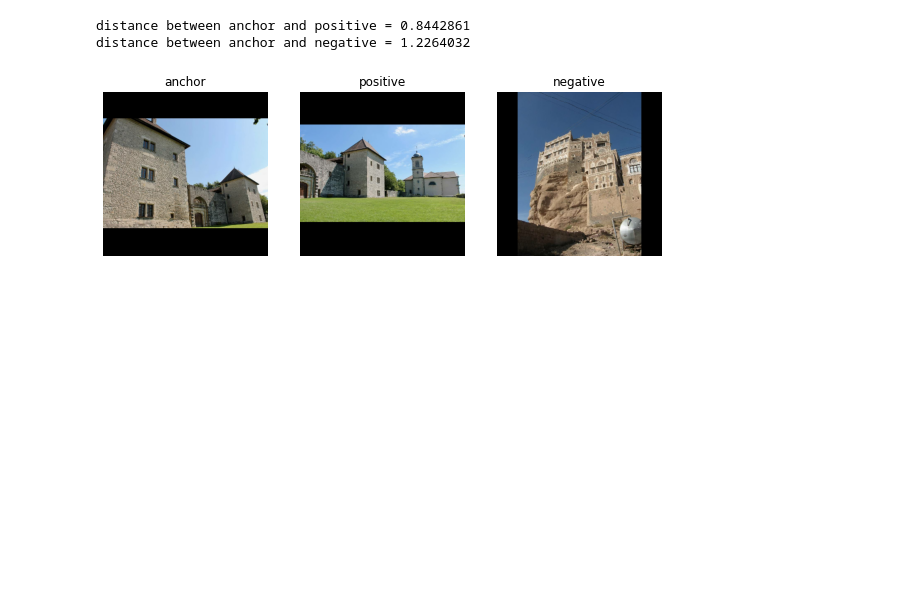
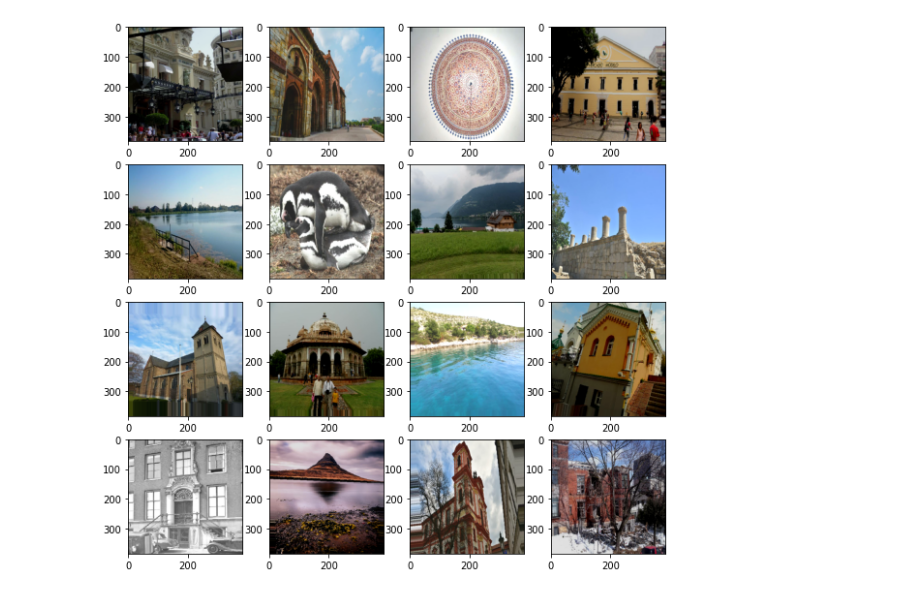
Before and after one commit to akensert/kaggle-landmark-retrieval-and-recognition-2020, a Jupyter notebook: src/notebooks/test_loading.ipynb, the cells around one changed output. Cells and saved outputs as stored; diff of their text form; code cells hidden in the pictures; blank space fills up the shorter version.

```diff
--- a/src/notebooks/test_loading.ipynb
+++ b/src/notebooks/test_loading.ipynb
@@ -45,0 +46,18 @@ data
+# %%
+dataset = create_singlet_dataset(
+    input_path='../'+config['input_path'],
+    batch_size=16,
+    input_size=config['input_size'],
+    pad_on_resize=config['pad_on_resize'],
+    K=config['K'],
+    shuffle_buffer_size=10000)
+
+for x, y in dataset.take(1):
+    pass
+# %%
+fig, axes = plt.subplots(4, 4, figsize=(10, 10))
+
+for i, ax in enumerate(axes.reshape(-1)):
+    ax.imshow(x[i].numpy())
+# %% [output]
+[figure, added]
@@ -60,9 +203,10 @@ model1 = tf.keras.Model(
     outputs=model1.get_layer('head/dense').output
 )
 # %%
-im1 = read_image(data.iloc[781].path.split(',')[0])
-im2 = read_image(data.iloc[781].path.split(',')[1])
+im1 = read_image(data.iloc[4].path.split(',')[0])
+im2 = read_image(data.iloc[4].path.split(',')[3])
 im3 = read_image(data.iloc[4003].path.split(',')[1])
+
 
 im1 = preprocess_input(
         im1, config['input_size'][:2], config['pad_on_resize'])
@@ -85,10 +229,13 @@ for lab, im, ax in zip(['anchor', 'positive', 'negative'], [im1, im2, im3], axes
 
 print('distance between anchor and positive =', np.linalg.norm(emb1-emb2))
 print('distance between anchor and negative =', np.linalg.norm(emb1-emb3))
+
+
+# distance between anchor and positive = 0.94654644
+# distance between anchor and negative = 1.3443389
+
+# distance between anchor and positive = 0.96240777
+# distance between anchor and negative = 1.3401006
-# %% [output]
-distance between anchor and positive = 0.8442861
-distance between anchor and negative = 1.2264032
-[figure, removed]
 # %%
 served_model = tf.saved_model.load('../../tmp/model/')
 model2 = served_model.signatures["serving_default"]
```
Also changed, not shown: parts of 12 cells of this notebook, 8 other files.
